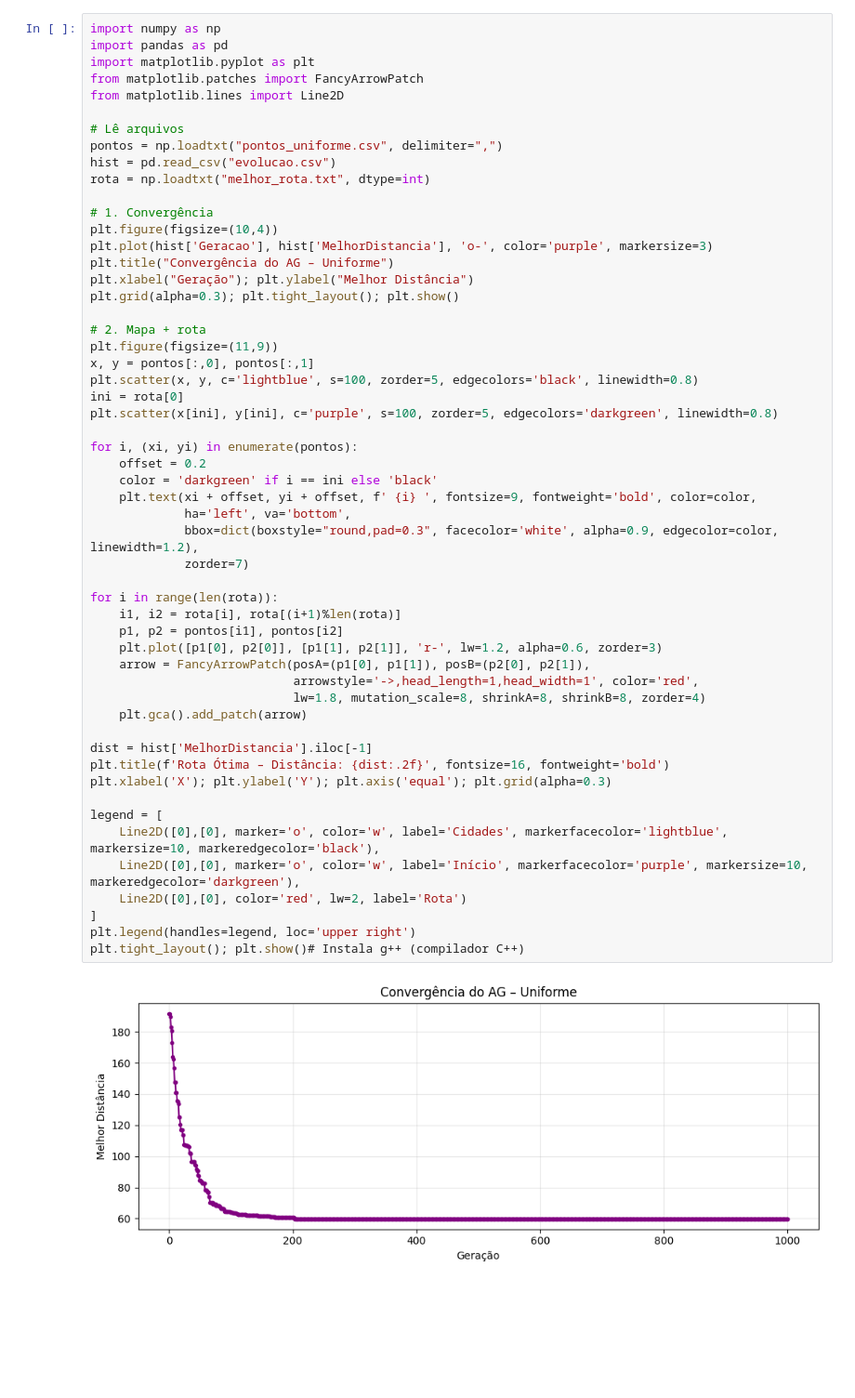
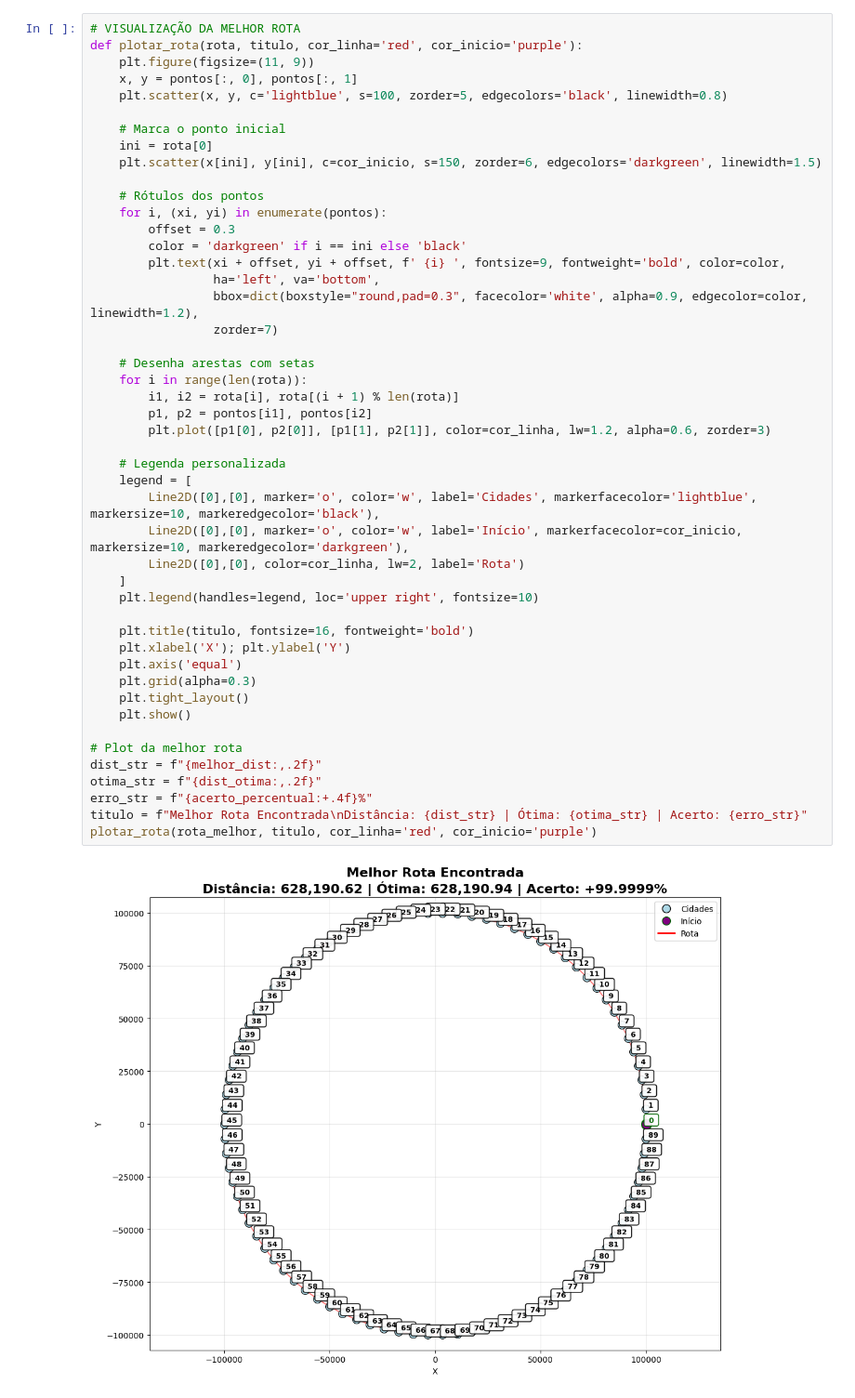
Before and after one commit to Rafa38gh/genetico, a Jupyter notebook: InterfaceGraficaCaixeiro.ipynb, the cells around one changed output. Shown at 93% size. Drawn from its saved outputs; the diff is of its cells as text; blank space fills up the shorter version.

```diff
--- a/InterfaceGraficaCaixeiro.ipynb
+++ b/InterfaceGraficaCaixeiro.ipynb
@@ -1,56 +58,49 @@
 # %%
-import numpy as np
-import pandas as pd
-import matplotlib.pyplot as plt
-from matplotlib.patches import FancyArrowPatch
-from matplotlib.lines import Line2D
+# VISUALIZAÇÃO DA MELHOR ROTA
+def plotar_rota(rota, titulo, cor_linha='red', cor_inicio='purple'):
+    plt.figure(figsize=(11, 9))
+    x, y = pontos[:, 0], pontos[:, 1]
+    plt.scatter(x, y, c='lightblue', s=100, zorder=5, edgecolors='black', linewidth=0.8)
 
-# Lê arquivos
-pontos = np.loadtxt("pontos_uniforme.csv", delimiter=",")
-hist = pd.read_csv("evolucao.csv")
-rota = np.loadtxt("melhor_rota.txt", dtype=int)
+    # Marca o ponto inicial
+    ini = rota[0]
+    plt.scatter(x[ini], y[ini], c=cor_inicio, s=150, zorder=6, edgecolors='darkgreen', linewidth=1.5)
 
-# 1. Convergência
-plt.figure(figsize=(10,4))
-plt.plot(hist['Geracao'], hist['MelhorDistancia'], 'o-', color='purple', markersize=3)
-plt.title("Convergência do AG – Uniforme")
-plt.xlabel("Geração"); plt.ylabel("Melhor Distância")
-plt.grid(alpha=0.3); plt.tight_layout(); plt.show()
+    # Rótulos dos pontos
+    for i, (xi, yi) in enumerate(pontos):
+        offset = 0.3
+        color = 'darkgreen' if i == ini else 'black'
+        plt.text(xi + offset, yi + offset, f' {i} ', fontsize=9, fontweight='bold', color=color,
+                 ha='left', va='bottom',
+                 bbox=dict(boxstyle="round,pad=0.3", facecolor='white', alpha=0.9, edgecolor=color, linewidth=1.2),
+                 zorder=7)
 
-# 2. Mapa + rota
-plt.figure(figsize=(11,9))
-x, y = pontos[:,0], pontos[:,1]
-plt.scatter(x, y, c='lightblue', s=100, zorder=5, edgecolors='black', linewidth=0.8)
-ini = rota[0]
-plt.scatter(x[ini], y[ini], c='purple', s=100, zorder=5, edgecolors='darkgreen', linewidth=0.8)
+    # Desenha arestas com setas
+    for i in range(len(rota)):
+        i1, i2 = rota[i], rota[(i + 1) % len(rota)]
+        p1, p2 = pontos[i1], pontos[i2]
+        plt.plot([p1[0], p2[0]], [p1[1], p2[1]], color=cor_linha, lw=1.2, alpha=0.6, zorder=3)
 
-for i, (xi, yi) in enumerate(pontos):
-    offset = 0.2
-    color = 'darkgreen' if i == ini else 'black'
-    plt.text(xi + offset, yi + offset, f' {i} ', fontsize=9, fontweight='bold', color=color,
-             ha='left', va='bottom',
-             bbox=dict(boxstyle="round,pad=0.3", facecolor='white', alpha=0.9, edgecolor=color, linewidth=1.2),
-             zorder=7)
+    # Legenda personalizada
+    legend = [
+        Line2D([0],[0], marker='o', color='w', label='Cidades', markerfacecolor='lightblue', markersize=10, markeredgecolor='black'),
+        Line2D([0],[0], marker='o', color='w', label='Início', markerfacecolor=cor_inicio, markersize=10, markeredgecolor='darkgreen'),
+        Line2D([0],[0], color=cor_linha, lw=2, label='Rota')
+    ]
+    plt.legend(handles=legend, loc='upper right', fontsize=10)
 
-for i in range(len(rota)):
-    i1, i2 = rota[i], rota[(i+1)%len(rota)]
-    p1, p2 = pontos[i1], pontos[i2]
-    plt.plot([p1[0], p2[0]], [p1[1], p2[1]], 'r-', lw=1.2, alpha=0.6, zorder=3)
-    arrow = FancyArrowPatch(posA=(p1[0], p1[1]), posB=(p2[0], p2[1]),
-                            arrowstyle='->,head_length=1,head_width=1', color='red',
-                            lw=1.8, mutation_scale=8, shrinkA=8, shrinkB=8, zorder=4)
-    plt.gca().add_patch(arrow)
+    plt.title(titulo, fontsize=16, fontweight='bold')
+    plt.xlabel('X'); plt.ylabel('Y')
+    plt.axis('equal')
+    plt.grid(alpha=0.3)
+    plt.tight_layout()
+    plt.show()
 
-dist = hist['MelhorDistancia'].iloc[-1]
-plt.title(f'Rota Ótima – Distância: {dist:.2f}', fontsize=16, fontweight='bold')
-plt.xlabel('X'); plt.ylabel('Y'); plt.axis('equal'); plt.grid(alpha=0.3)
-
-legend = [
-    Line2D([0],[0], marker='o', color='w', label='Cidades', markerfacecolor='lightblue', markersize=10, markeredgecolor='black'),
-    Line2D([0],[0], marker='o', color='w', label='Início', markerfacecolor='purple', markersize=10, markeredgecolor='darkgreen'),
-    Line2D([0],[0], color='red', lw=2, label='Rota')
-]
-plt.legend(handles=legend, loc='upper right')
-plt.tight_layout(); plt.show()# Instala g++ (compilador C++)
+# Plot da melhor rota
+dist_str = f"{melhor_dist:,.2f}"
+otima_str = f"{dist_otima:,.2f}"
+erro_str = f"{acerto_percentual:+.4f}%"
+titulo = f"Melhor Rota Encontrada\nDistância: {dist_str} | Ótima: {otima_str} | Acerto: {erro_str}"
+plotar_rota(rota_melhor, titulo, cor_linha='red', cor_inicio='purple')
 # %% [output]
-[figure, old version]
+[figure, new version]
```
Also changed, not shown: parts of 5 cells of this notebook, 8 other files.
